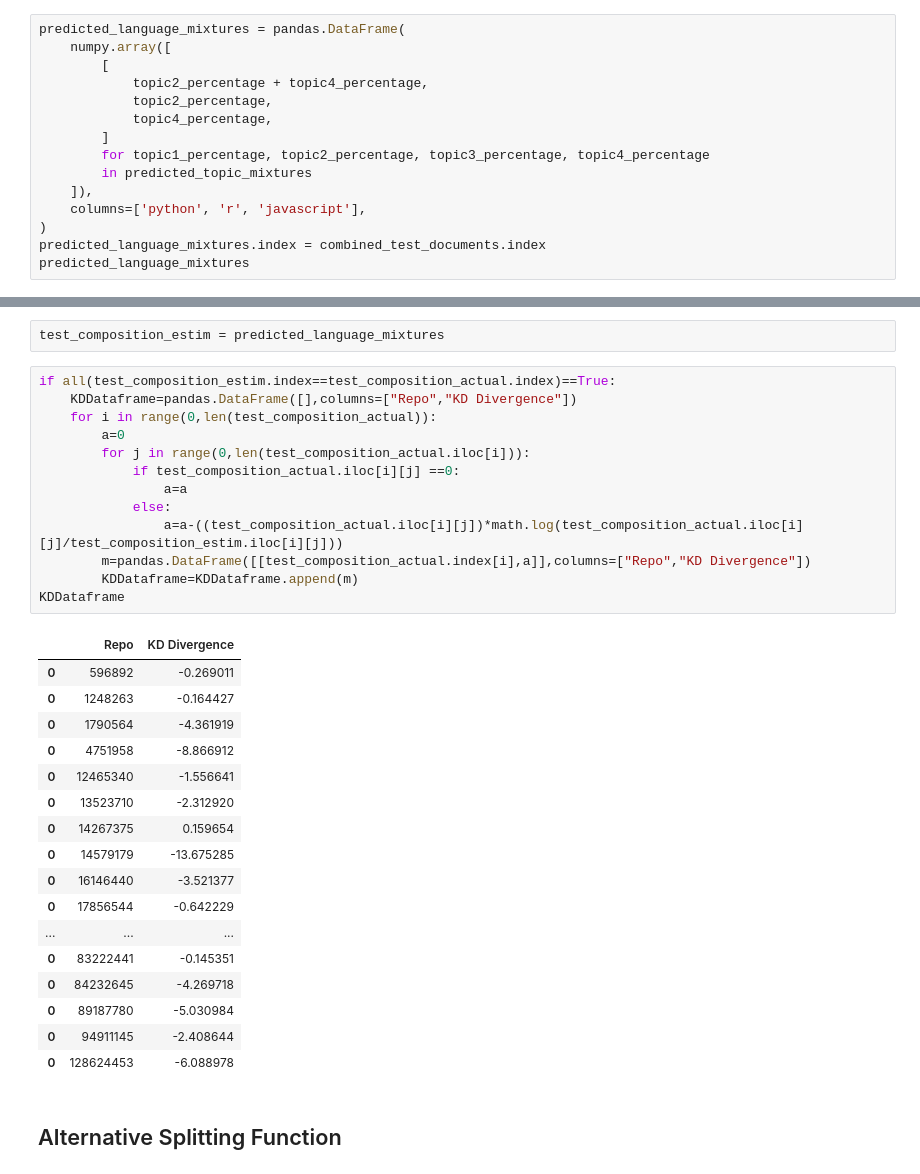
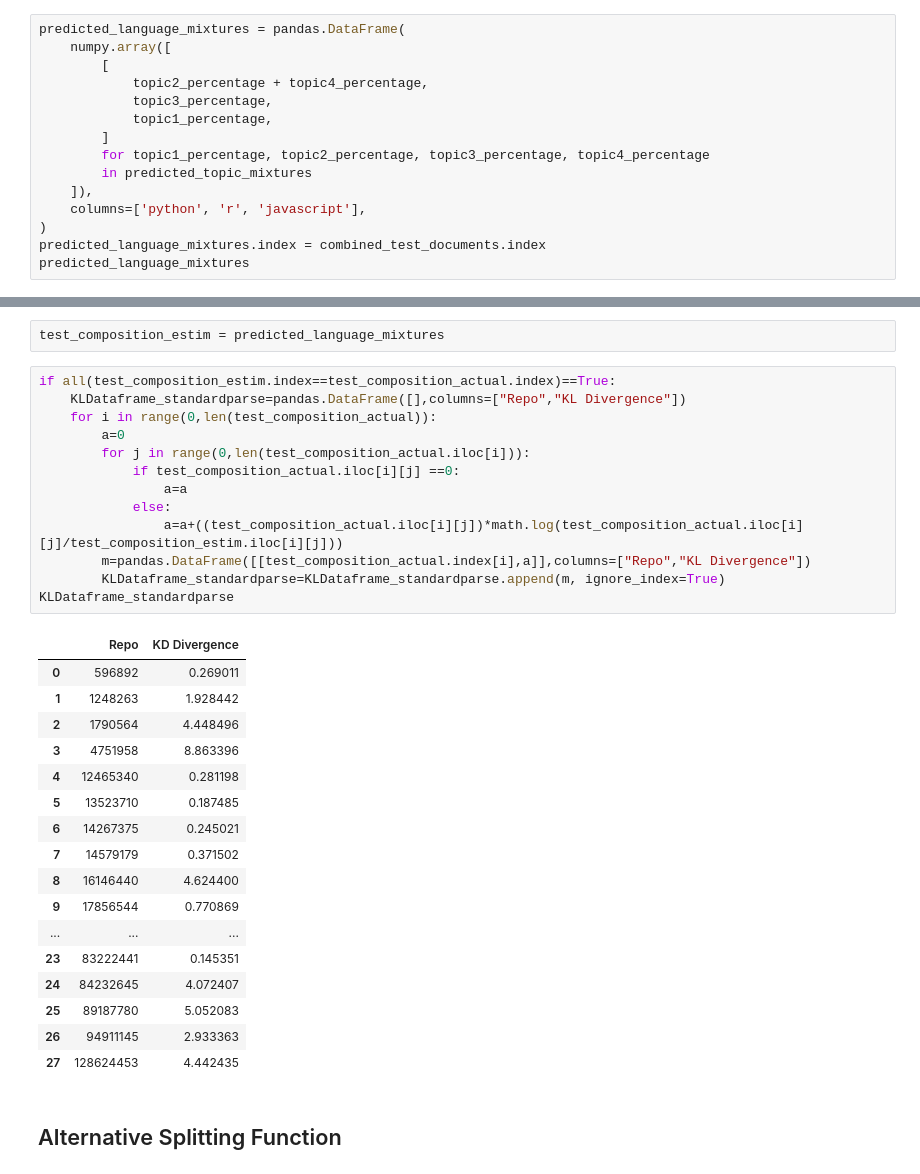
Before and after one commit to SJames528/data-science-toolbox-4, a Jupyter notebook: project/report.ipynb, the cells around one changed output, grey strips where cells are left out. Drawn from its saved outputs; the diff is of its cells as text.

```diff
--- a/project/report.ipynb
+++ b/project/report.ipynb
@@ -557,8 +567,8 @@ predicted_language_mixtures = pandas.DataFrame(
     numpy.array([
         [
             topic2_percentage + topic4_percentage,
-            topic2_percentage,
-            topic4_percentage,
+            topic3_percentage,
+            topic1_percentage,
         ]
         for topic1_percentage, topic2_percentage, topic3_percentage, topic4_percentage
         in predicted_topic_mixtures
@@ -592,35 +602,35 @@ predicted_language_mixtures
 test_composition_estim = predicted_language_mixtures
 # %%
 if all(test_composition_estim.index==test_composition_actual.index)==True:
-    KDDataframe=pandas.DataFrame([],columns=["Repo","KD Divergence"])
+    KLDataframe_standardparse=pandas.DataFrame([],columns=["Repo","KL Divergence"])
     for i in range(0,len(test_composition_actual)):
         a=0
         for j in range(0,len(test_composition_actual.iloc[i])):
             if test_composition_actual.iloc[i][j] ==0:
                 a=a
             else:
-                a=a-((test_composition_actual.iloc[i][j])*math.log(test_composition_actual.iloc[i][j]/test_composition_estim.iloc[i][j]))
-        m=pandas.DataFrame([[test_composition_actual.index[i],a]],columns=["Repo","KD Divergence"])
-        KDDataframe=KDDataframe.append(m)
-KDDataframe
+                a=a+((test_composition_actual.iloc[i][j])*math.log(test_composition_actual.iloc[i][j]/test_composition_estim.iloc[i][j]))
+        m=pandas.DataFrame([[test_composition_actual.index[i],a]],columns=["Repo","KL Divergence"])
+        KLDataframe_standardparse=KLDataframe_standardparse.append(m, ignore_index=True)
+KLDataframe_standardparse
 # %% [output]
 |  | Repo | KD Divergence |
-| 0 | 596892 | -0.269011 |
-| 0 | 1248263 | -0.164427 |
-| 0 | 1790564 | -4.361919 |
-| 0 | 4751958 | -8.866912 |
-| 0 | 12465340 | -1.556641 |
-| 0 | 13523710 | -2.312920 |
-| 0 | 14267375 | 0.159654 |
-| 0 | 14579179 | -13.675285 |
-| 0 | 16146440 | -3.521377 |
-| 0 | 17856544 | -0.642229 |
+| 0 | 596892 | 0.269011 |
+| 1 | 1248263 | 1.928442 |
+| 2 | 1790564 | 4.448496 |
+| 3 | 4751958 | 8.863396 |
+| 4 | 12465340 | 0.281198 |
+| 5 | 13523710 | 0.187485 |
+| 6 | 14267375 | 0.245021 |
+| 7 | 14579179 | 0.371502 |
+| 8 | 16146440 | 4.624400 |
+| 9 | 17856544 | 0.770869 |
 | ... | ... | ... |
-| 0 | 83222441 | -0.145351 |
-| 0 | 84232645 | -4.269718 |
-| 0 | 89187780 | -5.030984 |
-| 0 | 94911145 | -2.408644 |
-| 0 | 128624453 | -6.088978 |
+| 23 | 83222441 | 0.145351 |
+| 24 | 84232645 | 4.072407 |
+| 25 | 89187780 | 5.052083 |
+| 26 | 94911145 | 2.933363 |
+| 27 | 128624453 | 4.442435 |
 # %% [markdown]
 ## Alternative Splitting Function
 # %% [markdown]
```
Also changed, not shown: parts of 29 cells of this notebook.
